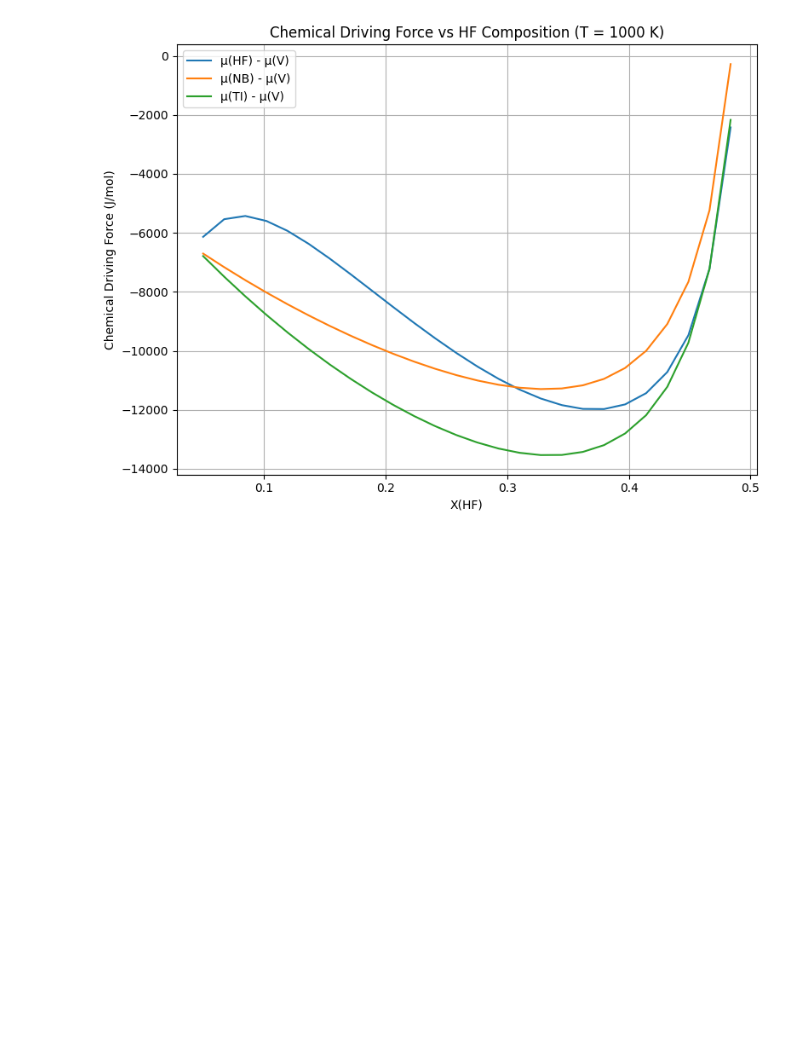
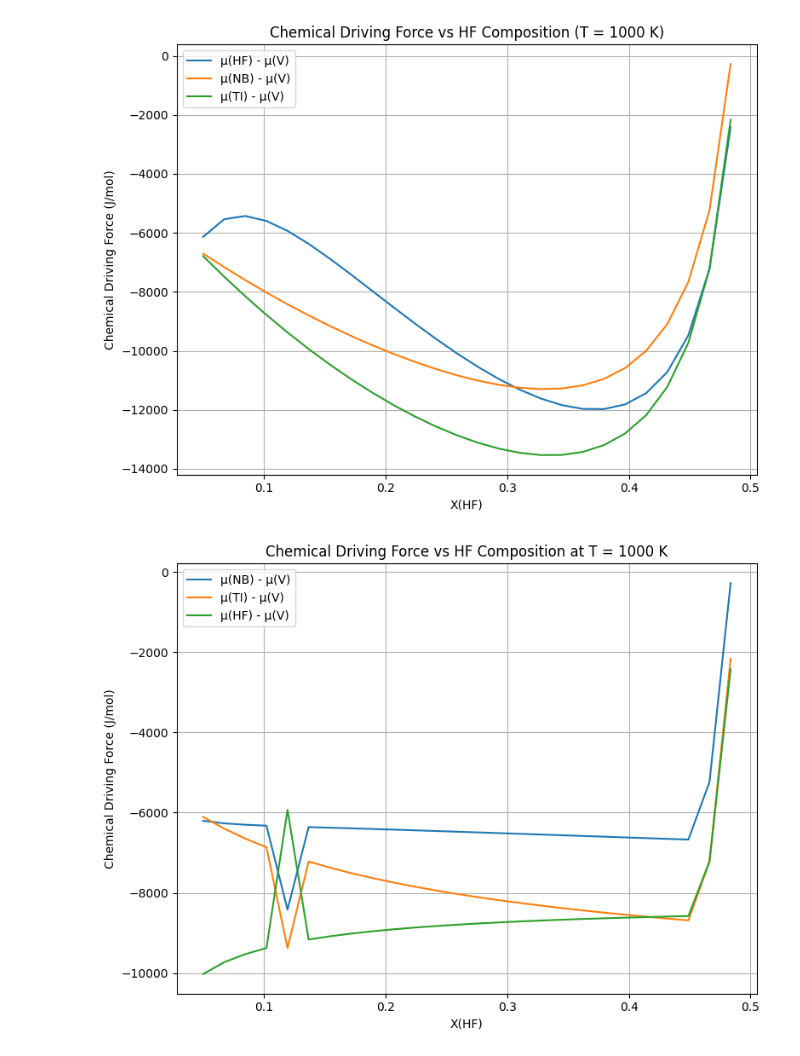
Before and after one commit to vahid2364/PhaseFoundry, a Jupyter notebook: phase-field-examples-binary-ternary-quaternary.ipynb, the cells around one changed output. Saved outputs shown, nothing was run; the diff lists cells and outputs as text; code cells hidden in the pictures; blank space fills up the shorter version.

Commit message:
updating notebook to compute chemical potentials

```diff
--- a/phase-field-examples-binary-ternary-quaternary.ipynb
+++ b/phase-field-examples-binary-ternary-quaternary.ipynb
@@ -778,3 +779,87 @@ plt.tight_layout()
 plt.show()
 # %% [output]
 [figure]
+# %%
+import numpy as np
+import matplotlib.pyplot as plt
+from pycalphad import Workspace, Database, variables as v
+#from pycalphad.core.isolated_phase import IsolatedPhase
+
+def get_driving_force_vs_composition(
+    db_path='HF_NB_TI_V.TDB',
+    phase='BCC_A2',
+    x_range=(0.05, 0.90),
+    x_points=50,
+    fixed_composition={'NB': 0.25, 'TI': 0.25},
+    temperature=1000,
+    pressure=101325,
+    reference_element='V'
+):
+    """
+    Compute and plot chemical driving forces (μ_i - μ_ref) for a range of X(HF),
+    using Workspace directly (avoids IsolatedPhase and DOF issues).
+
+    Parameters:
+        db_path: Path to TDB file
+        phase: Phase name to evaluate
+        x_range: Tuple for HF composition range
+        x_points: Number of points in sweep
+        fixed_composition: Dict with fixed values for other components
+        temperature: Temperature in Kelvin
+        pressure: Pressure in Pa
+        reference_element: Element to subtract from μ_i (e.g., 'V')
+
+    Returns:
+        driving_forces: Dict of {element: [values vs HF]}
+    """
+    x_hf = np.linspace(*x_range, x_points)
+    elements = list(fixed_composition.keys()) + ['HF', reference_element]
+    db = Database(db_path)
+
+    driving_forces = {el: [] for el in elements}
+
+    for x in x_hf:
+        cond = {
+            v.X('HF'): x,
+            v.T: temperature,
+            v.P: pressure
+        }
+        for el, val in fixed_composition.items():
+            cond[v.X(el)] = val
+
+        wks = Workspace(
+            database=db,
+            components=elements,
+            phases=[phase],
+            conditions=cond
+        )
+
+        mu_ref = wks.get(f'MU({reference_element})').squeeze()
+
+        for el in driving_forces:
+            mu_i = wks.get(f'MU({el})').squeeze()
+            driving_forces[el].append(mu_i - mu_ref)
+
+    # Plotting
+    plt.figure(figsize=(8, 6))
+    for el, values in driving_forces.items():
+        if el != reference_element:
+            plt.plot(x_hf, values, label=f'μ({el}) - μ({reference_element})')
+
+    plt.xlabel('X(HF)')
+    plt.ylabel('Chemical Driving Force (J/mol)')
+    plt.title(f'Chemical Driving Force vs HF Composition at T = {temperature} K')
+    plt.legend()
+    plt.grid(True)
+    plt.tight_layout()
+    plt.show()
+
+    return driving_forces
+
+get_driving_force_vs_composition(
+    fixed_composition={'NB': 0.25, 'TI': 0.25},
+    reference_element='V',
+    temperature=1000
+)
+# %% [output]
+[figure, added]
```
Also changed, not shown: parts of 7 cells of this notebook, 1 other file.
